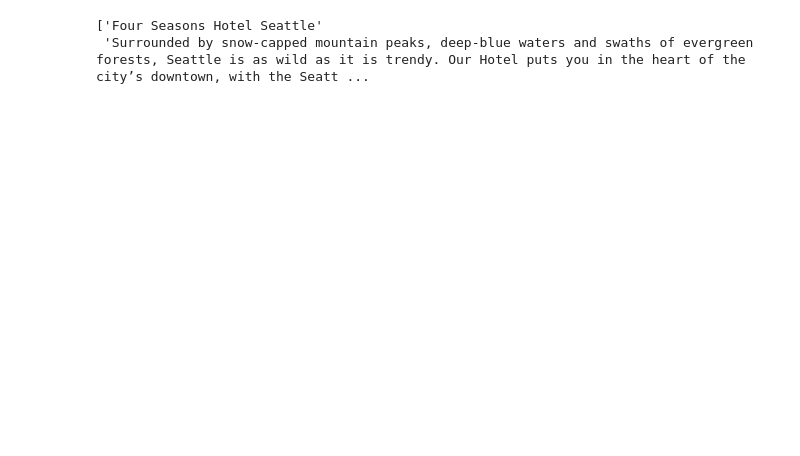
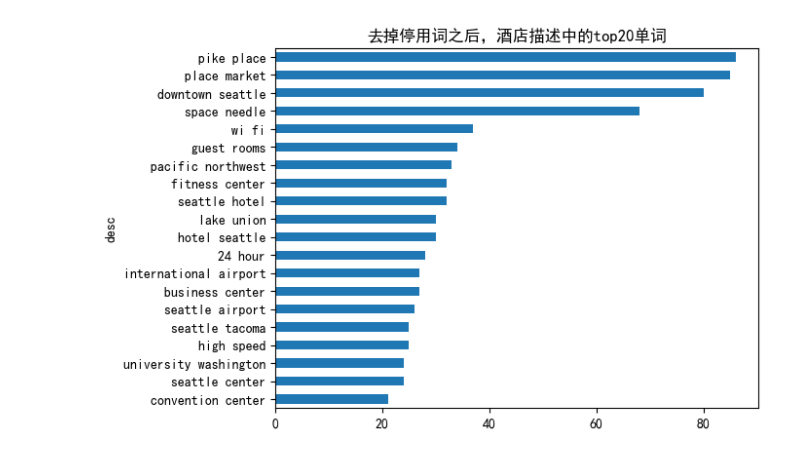
Before and after one commit to gaogzhen/bigmodel-app-zhihu, a Jupyter notebook: 04-Embedding/hotel_recommendation/hotel_rec.ipynb, the cells around one changed output. Saved outputs shown, nothing was run; the diff lists cells and outputs as text; code cells hidden in the pictures; blank space fills up the shorter version.

```diff
--- a/04-Embedding/hotel_recommendation/hotel_rec.ipynb
+++ b/04-Embedding/hotel_recommendation/hotel_rec.ipynb
@@ -1,7 +1,7 @@
 # %%
 import pandas as pd
 from sklearn.metrics.pairwise import linear_kernel
-from sklearn.feature_extraction.text import CountVectorizer
+from sklearn.feature_extraction.text import CountVectorizer, TfidfVectorizer
 from sklearn.feature_extraction.text import TfidfTransformer
 import re
 import matplotlib.pyplot as plt
@@ -13,13 +13,39 @@ plt.rcParams['font.sans-serif'] = ['SimHei']  # 用来正常显示中文标签
 
 # 读取数据集
 df = pd.read_csv('Seattle_Hotels.csv', encoding="UTF-8")
-
-def print_description(index, *columns):
-
-    example = df.iloc[index][['name', 'desc']].values
-    print(example)
-
-print_description(9, 'name', 'desc')
-# %% [output]
-['Four Seasons Hotel Seattle'
- 'Surrounded by snow-capped mountain peaks, deep-blue waters and swaths of evergreen forests, Seattle is as wild as it is trendy. Our Hotel puts you in the heart of the city’s downtown, with the Seatt ...
+# %%
+# 创建英文停用词列表
+ENGLISH_STOPWORDS = {
+    'i', 'me', 'my', 'myself', 'we', 'our', 'ours', 'ourselves', 'you', "you're", "you've", "you'll", "you'd", 'your',
+    'yours', 'yourself', 'yourselves', 'he', 'him', 'his', 'himself', 'she', "she's", 'her', 'hers', 'herself', 'it',
+    "it's", 'its', 'itself', 'they', 'them', 'their', 'theirs', 'themselves', 'what', 'which', 'who', 'whom', 'this',
+    'that', "that'll", 'these', 'those', 'am', 'is', 'are', 'was', 'were', 'be', 'been', 'being', 'have', 'has', 'had',
+    'having', 'do', 'does', 'did', 'doing', 'a', 'an', 'the', 'and', 'but', 'if', 'or', 'because', 'as', 'until', 'while',
+    'of', 'at', 'by', 'for', 'with', 'about', 'against', 'between', 'into', 'through', 'during', 'before', 'after', 'above',
+    'below', 'to', 'from', 'up', 'down', 'in', 'out', 'on', 'off', 'over', 'under', 'again', 'further', 'then', 'once',
+    'here', 'there', 'when', 'where', 'why', 'how', 'all', 'any', 'both', 'each', 'few', 'more', 'most', 'other', 'some',
+    'such', 'no', 'nor', 'not', 'only', 'own', 'same', 'so', 'than', 'too', 'very', 's', 't', 'can', 'will', 'just', 'don',
+    "don't", 'should', "should've", 'now', 'd', 'll', 'm', 'o', 're', 've', 'y', 'ain', 'aren', "aren't", 'couldn',
+    "couldn't", 'didn', "didn't", 'doesn', "doesn't", 'hadn', "hadn't", 'hasn', "hasn't", 'haven', "haven't", 'isn',
+    "isn't", 'ma', 'mightn', "mightn't", 'mustn', "mustn't", 'needn', "needn't", 'shan', "shan't", 'shouldn', "shouldn't",
+    'wasn', "wasn't", 'weren', "weren't", 'won', "won't", 'wouldn', "wouldn't"
+}
+# 得到酒店描述中n-gram特征中的topK个
+def get_top_n_words(corpus, n=1, k=20):
+    # 统计ngram词频矩阵，使用自定义停用词列表
+    vec = CountVectorizer(ngram_range=(n, n), stop_words=list(ENGLISH_STOPWORDS)).fit(corpus)
+    bag_of_words = vec.transform(corpus)
+    sum_words = bag_of_words.sum(axis=0)
+    words_freq = [(word, sum_words[0, idx]) for word, idx in vec.vocabulary_.items()]
+    # 按照词频大小从大到小排序
+    words_freq = sorted(words_freq, key=lambda x: x[1], reverse=True)
+    return words_freq[:k]
+
+n1 = 2
+k1 = 20
+common_words = get_top_n_words(df['desc'], n1, k1)
+df1 = pd.DataFrame(common_words, columns=['desc', 'count'])
+df1.groupby('desc').sum()['count'].sort_values().plot(kind='barh', title=f'去掉停用词之后，酒店描述中的top{k1}单词')
+plt.show()
+# %% [output]
+[figure, added]
```
Also changed, not shown: parts of 5 cells of this notebook, 45 other files.
